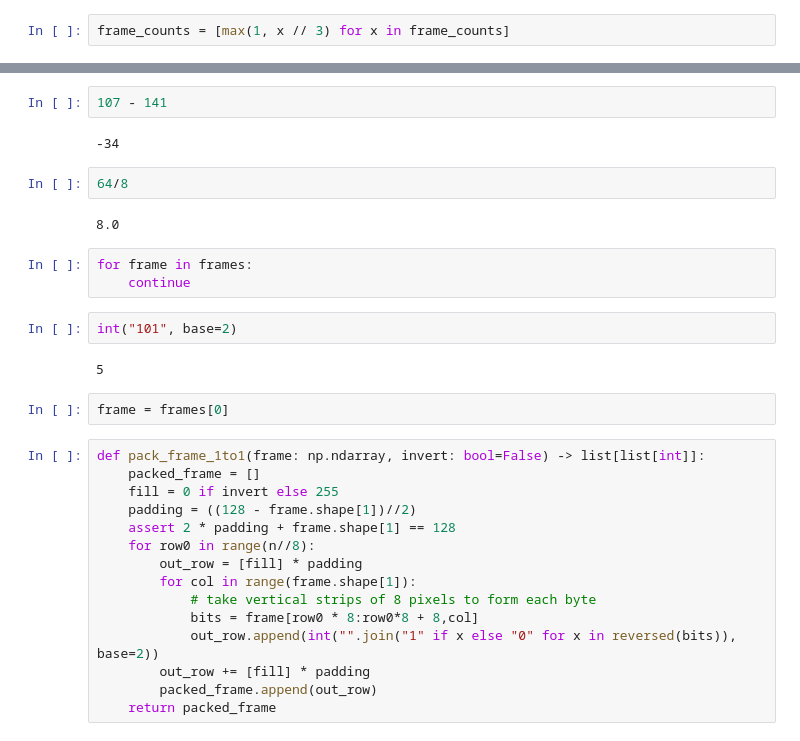
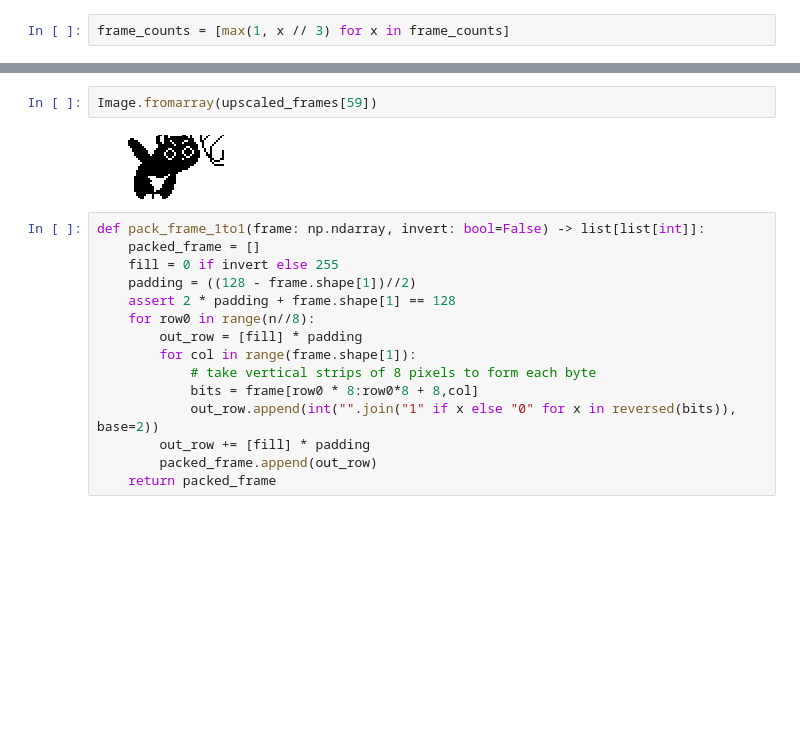
Before and after one commit to PaulKlinger/CATreus, a Jupyter notebook: anim/convert.ipynb, the cells around one changed output, grey strips where cells are left out. Saved outputs shown, nothing was run; the diff lists cells and outputs as text; blank space fills up the shorter version.

```diff
--- a/anim/convert.ipynb
+++ b/anim/convert.ipynb
@@ -139,20 +112,7 @@ Image.fromarray(frames[141])
-# %%
-107 - 141
-# %% [output]
--34
-# %%
-64/8
-# %% [output]
-8.0
-# %%
-for frame in frames:
-    continue
-# %%
-int("101", base=2)
-# %% [output]
-5
-# %%
-frame = frames[0]
+# %%
+Image.fromarray(upscaled_frames[59])
+# %% [output]
+[figure, added]
 # %%
 def pack_frame_1to1(frame: np.ndarray, invert: bool=False) -> list[list[int]]:
     packed_frame = []
```
Also changed, not shown: parts of 17 cells of this notebook, 9 other files.
